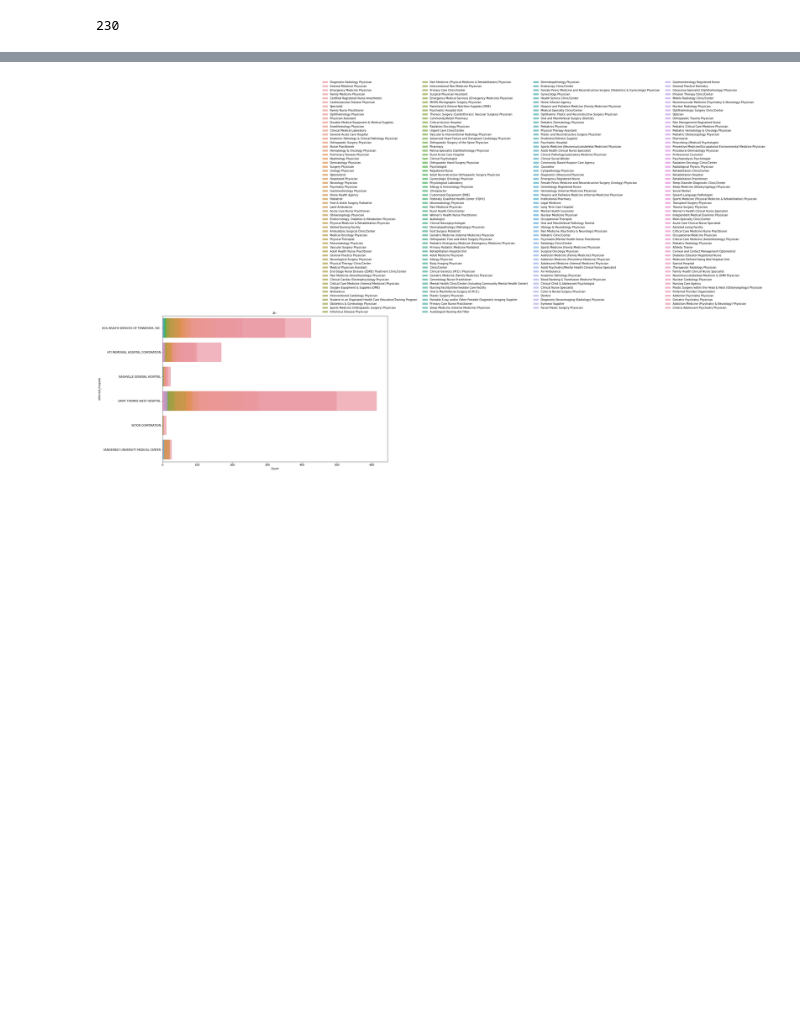
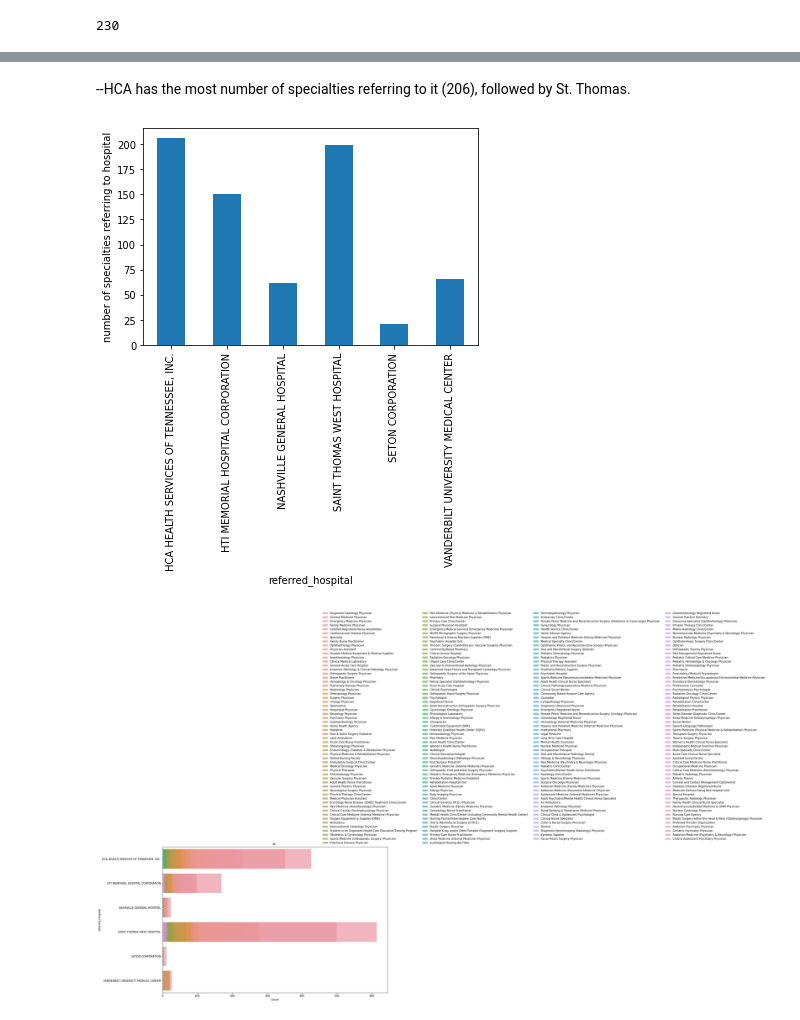
Before and after one commit to jmayf123/Hop_Teaming_Project, a Jupyter notebook: ht_eda_et.ipynb, the cells around one changed output, grey strips where cells are left out. Cells and saved outputs as stored; diff of their text form; code cells hidden in the pictures; blank space fills up the shorter version.

```diff
--- a/ht_eda_et.ipynb
+++ b/ht_eda_et.ipynb
@@ -304,3 +324,10 @@ table
+# %% [markdown]
+--HCA has the most number of specialties referring to it (206), followed by St. Thomas.
+# %%
+ax = table.groupby('referred_hospital')['referring_specialty'].nunique().plot(kind = 'bar', ylabel = 'number of specialties referring to hospital')
+plt.show()
+# %% [output]
+[figure, added]
 # %%
 fig, ax = plt.subplots(figsize=(15, 10))
 ax = sns.barplot(data=table, x = 'Count', y = 'referred_hospital' , hue= 'referring_specialty', ax = ax, dodge=False, alpha=0.7)
```
Also changed, not shown: parts of 22 cells of this notebook.
